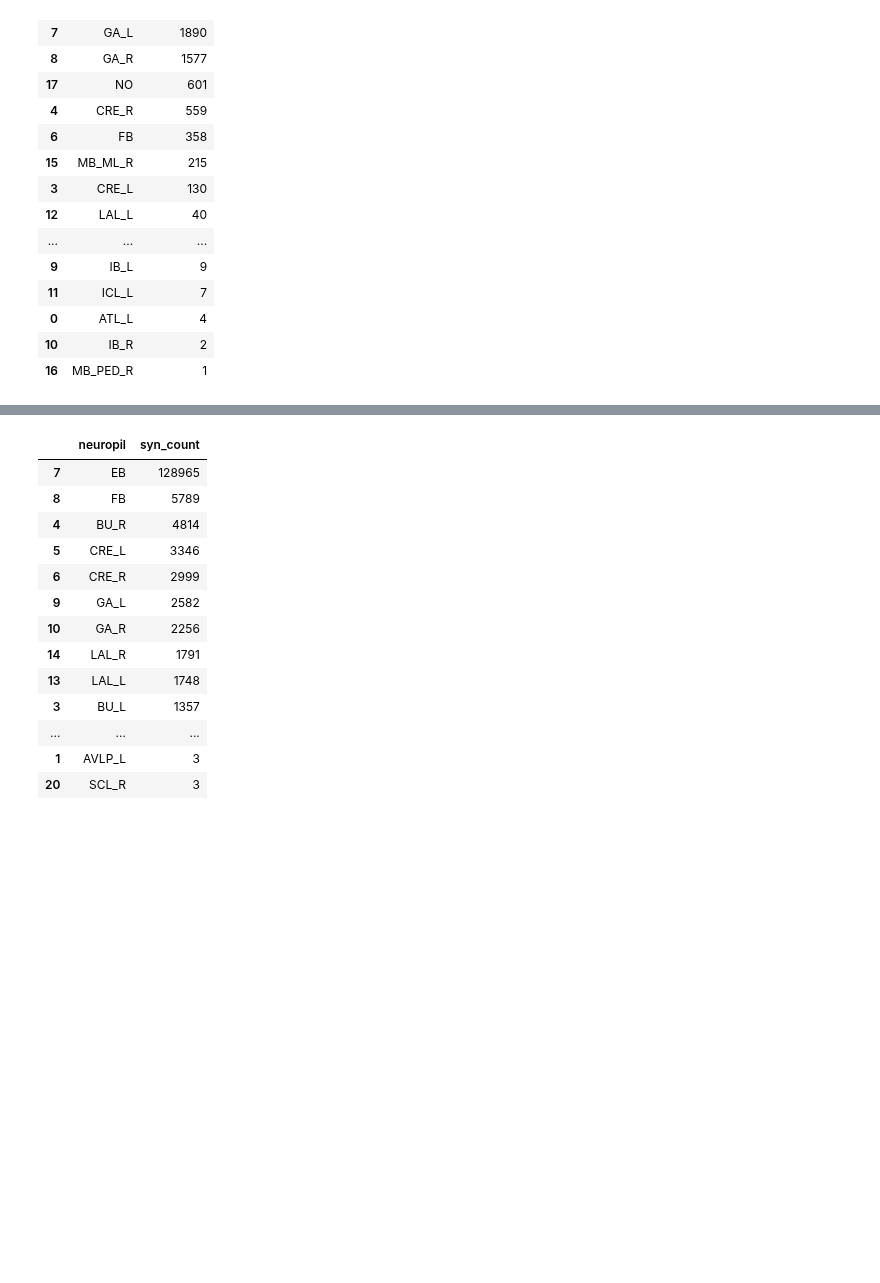
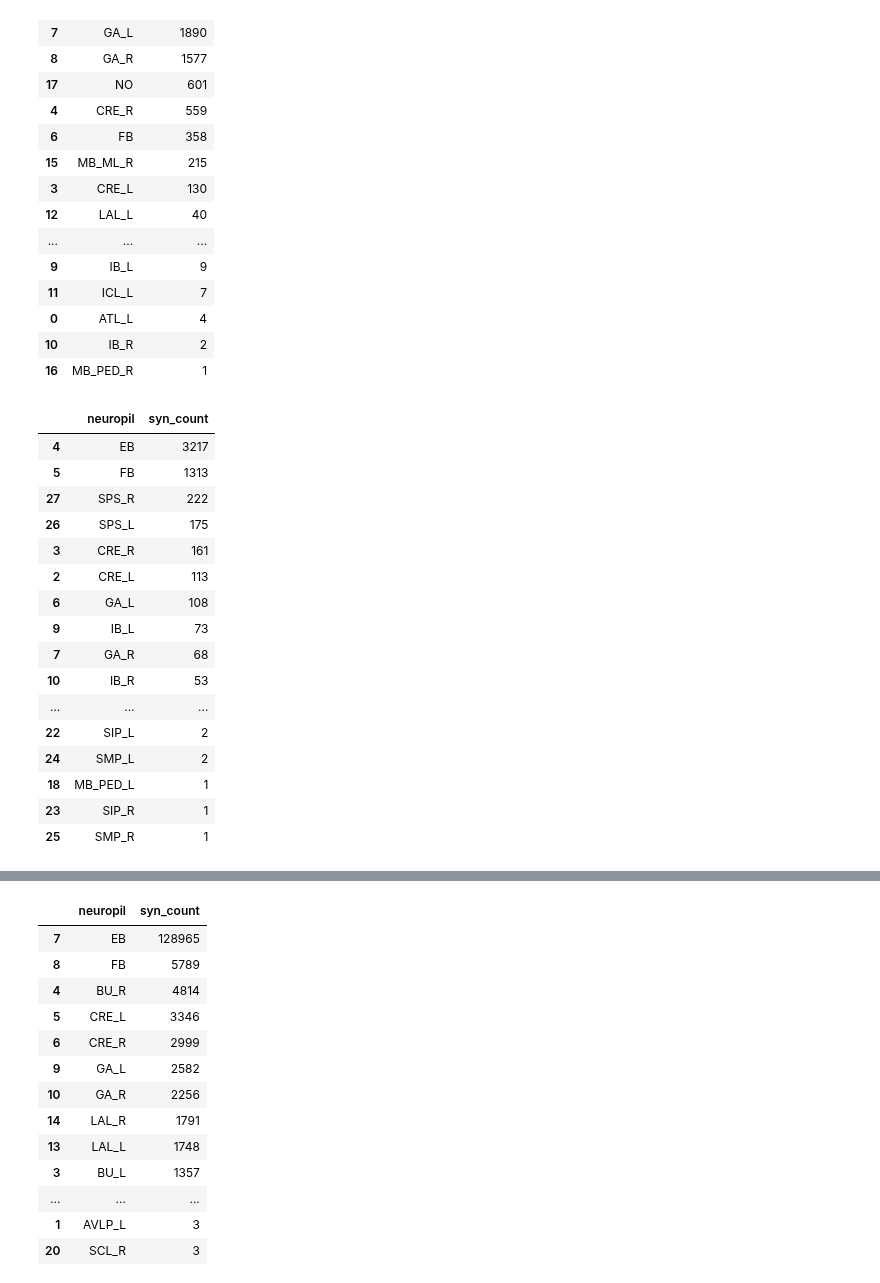
Before and after one commit to YijieYin/connectome_data_prep, a Jupyter notebook: adult_prepare_connectome_cb_neuron_no_CX_axonic_postsynapses.ipynb, the cells around one changed output, grey strips where cells are left out. Drawn from its saved outputs; the diff is of its cells as text; code cells hidden in the pictures; blank space fills up the shorter version.

```diff
--- a/adult_prepare_connectome_cb_neuron_no_CX_axonic_postsynapses.ipynb
+++ b/adult_prepare_connectome_cb_neuron_no_CX_axonic_postsynapses.ipynb
@@ -357,4 +358,26 @@ conn[conn.post_type.str.contains('EPG')].groupby('neuropil').syn_count.sum(
 # %%
 # since EPGs should receive input from EB, remove postsynapses in PB
 conn = conn[(~conn.post_type.str.contains('EPG')) | (
-    conn.post_type.str.contains('EPG') & ~conn.neuropil.isin(['PB']))]
+    conn.post_type.str.contains('EPG') & ~conn.neuropil.isin(['PB', 'GA_L', 'GA_R']))]
+# %%
+# ExR5 upstream neuropils
+conn[conn.post_type.str.contains('ExR5')].groupby('neuropil').syn_count.sum(
+).reset_index().sort_values('syn_count', ascending=False)
+# %% [output]
+|  | neuropil | syn_count |
+| 4 | EB | 3217 |
+| 5 | FB | 1313 |
+| 27 | SPS_R | 222 |
+| 26 | SPS_L | 175 |
+| 3 | CRE_R | 161 |
+| 2 | CRE_L | 113 |
+| 6 | GA_L | 108 |
+| 9 | IB_L | 73 |
+| 7 | GA_R | 68 |
+| 10 | IB_R | 53 |
+| ... | ... | ... |
+| 22 | SIP_L | 2 |
+| 24 | SMP_L | 2 |
+| 18 | MB_PED_L | 1 |
+| 23 | SIP_R | 1 |
+| 25 | SMP_R | 1 |
```
Also changed, not shown: parts of 7 cells of this notebook, 1 other file.
